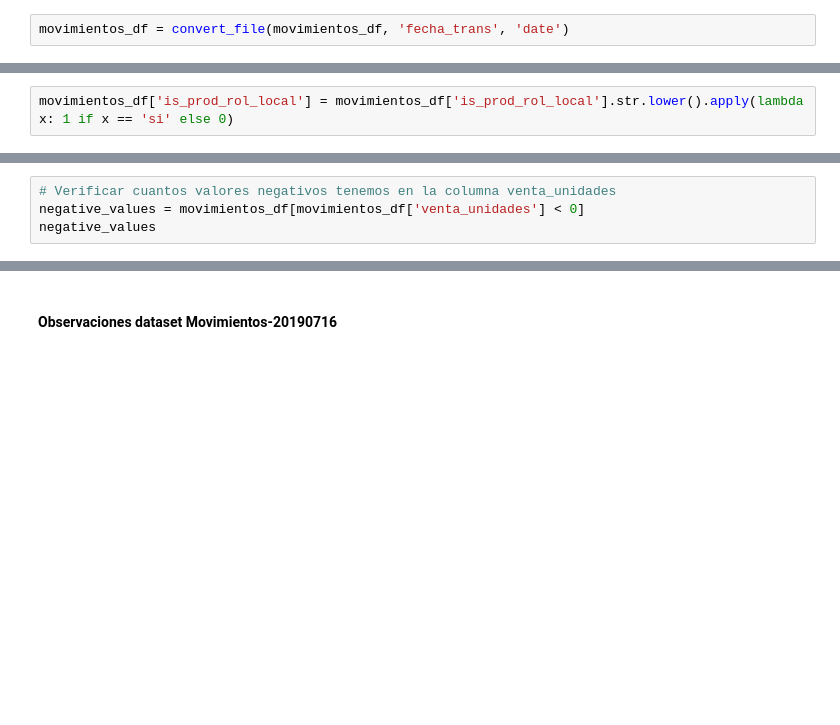
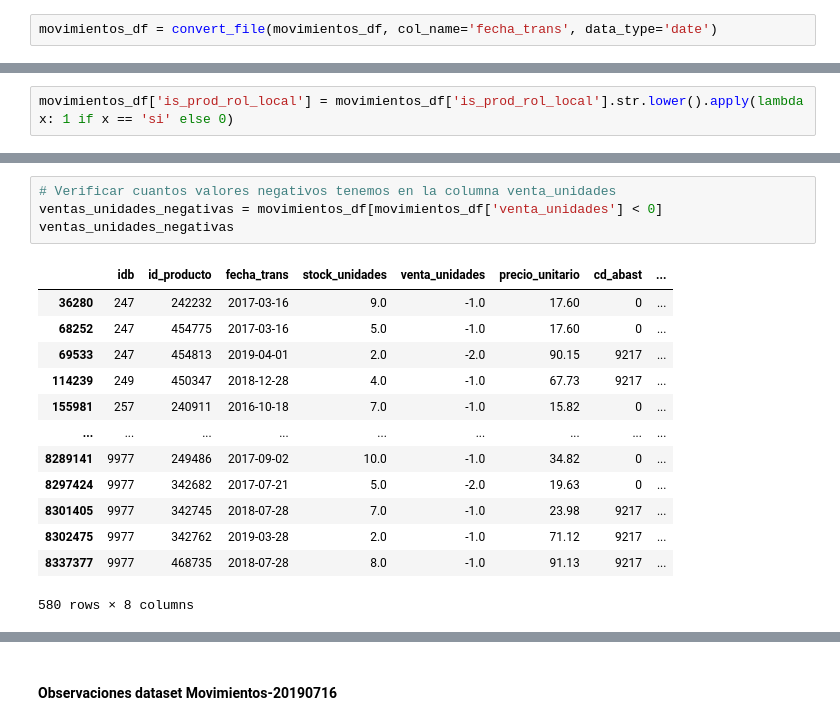
Before and after one commit to ErikaMelt/deodorants-project, a Jupyter notebook: data_cleaning.ipynb, the cells around one changed output, grey strips where cells are left out. Cells and saved outputs as stored; diff of their text form; blank space fills up the shorter version.

Commit message:
update values

```diff
--- a/data_cleaning.ipynb
+++ b/data_cleaning.ipynb
@@ -56,4 +56,4 @@ memory usage: 509.5+ MB
 - Obtener las fechas máximas y minimas de transaciones
 - Obtener una análisis descriptivo de los datos.
 # %%
-movimientos_df = convert_file(movimientos_df, 'fecha_trans', 'date')
+movimientos_df = convert_file(movimientos_df, col_name='fecha_trans', data_type='date')
@@ -80,4 +119,18 @@ movimientos_df.describe()
 # %%
 # Verificar cuantos valores negativos tenemos en la columna venta_unidades
-negative_values = movimientos_df[movimientos_df['venta_unidades'] < 0]
-negative_values
+ventas_unidades_negativas = movimientos_df[movimientos_df['venta_unidades'] < 0]
+ventas_unidades_negativas
+# %% [output]
+|  | idb | id_producto | fecha_trans | stock_unidades | venta_unidades | precio_unitario | cd_abast | ... |
+| 36280 | 247 | 242232 | 2017-03-16 | 9.0 | -1.0 | 17.60 | 0 | ... |
+| 68252 | 247 | 454775 | 2017-03-16 | 5.0 | -1.0 | 17.60 | 0 | ... |
+| 69533 | 247 | 454813 | 2019-04-01 | 2.0 | -2.0 | 90.15 | 9217 | ... |
+| 114239 | 249 | 450347 | 2018-12-28 | 4.0 | -1.0 | 67.73 | 9217 | ... |
+| 155981 | 257 | 240911 | 2016-10-18 | 7.0 | -1.0 | 15.82 | 0 | ... |
+| ... | ... | ... | ... | ... | ... | ... | ... | ... |
+| 8289141 | 9977 | 249486 | 2017-09-02 | 10.0 | -1.0 | 34.82 | 0 | ... |
+| 8297424 | 9977 | 342682 | 2017-07-21 | 5.0 | -2.0 | 19.63 | 0 | ... |
+| 8301405 | 9977 | 342745 | 2018-07-28 | 7.0 | -1.0 | 23.98 | 9217 | ... |
+| 8302475 | 9977 | 342762 | 2019-03-28 | 2.0 | -1.0 | 71.12 | 9217 | ... |
+| 8337377 | 9977 | 468735 | 2018-07-28 | 8.0 | -1.0 | 91.13 | 9217 | ... |
+580 rows × 8 columns
```
Also changed, not shown: parts of 42 cells of this notebook, 1 other file.
